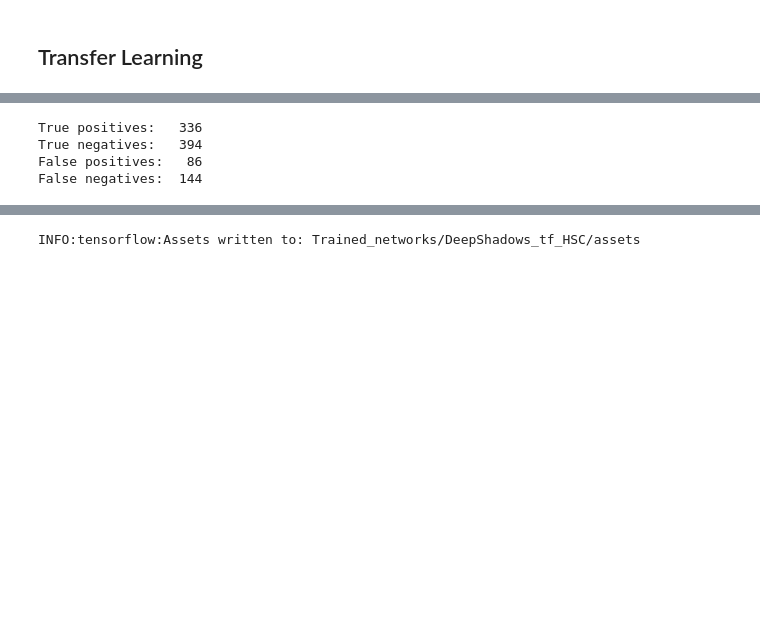
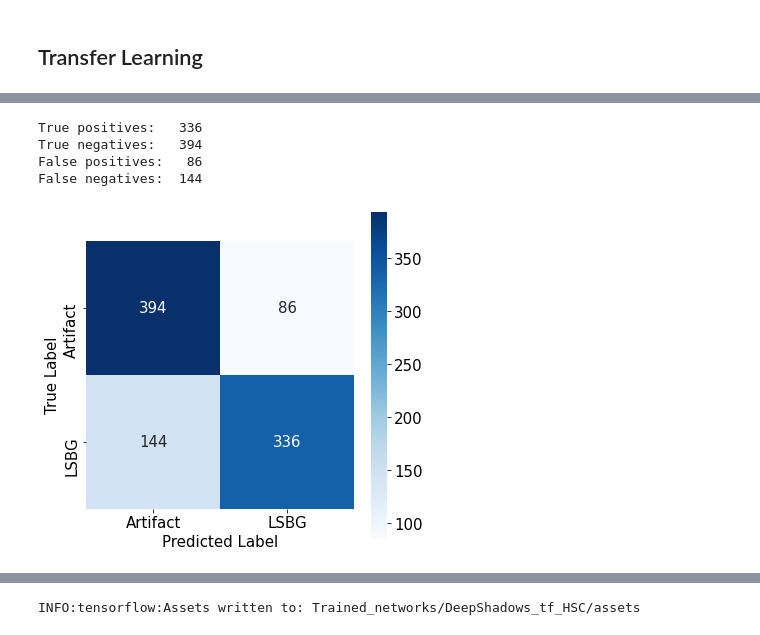
Before and after one commit to hfoote/ASTR502_project_Foote, a Jupyter notebook: network_tf.ipynb, the cells around one changed output, grey strips where cells are left out. Saved outputs shown, nothing was run; the diff lists cells and outputs as text; code cells hidden in the pictures; blank space fills up the shorter version.

```diff
--- a/network_tf.ipynb
+++ b/network_tf.ipynb
@@ -218,25 +238,29 @@ Test Accuracy: 0.7604166865348816
 # %%
 # compute the confusion matrix for the test set
 y_prob_hsc = net.predict(X_test_hsc) # get predicted probabilities
 # and figure out which indices are over the threshold probability
 LSBG_idx_hsc = np.argwhere(y_prob_hsc > thres)
 
 # now make an array of the predicted classes based on the threshold
 y_pred_hsc = np.zeros_like(y_prob_hsc, dtype=int)
 y_pred_hsc[LSBG_idx_hsc] = 1
 
 # compute the confusion matrix
 conf_mat_HSC = confusion_matrix(y_test_hsc, y_pred_hsc) # rows are true, columns are predicted
 # and print out the entries nicely
 print("True positives:  {:4}".format(conf_mat_HSC[1,1]))
 print("True negatives:  {:4}".format(conf_mat_HSC[0,0]))
 print("False positives: {:4}".format(conf_mat_HSC[0,1]))
 print("False negatives: {:4}".format(conf_mat_HSC[1,0]))
+
+# plot the confusion matrix
+plot_cm(conf_mat_HSC)
 # %% [output]
 True positives:   336
 True negatives:   394
 False positives:   86
 False negatives:  144
+[figure, added]
 # %%
 # now, recompile and train the model with a much smaller learning rate (transfer learning)
 n_epochs_tl = 30 # number of transfer learning epochs
```
Also changed, not shown: parts of 8 cells of this notebook.
